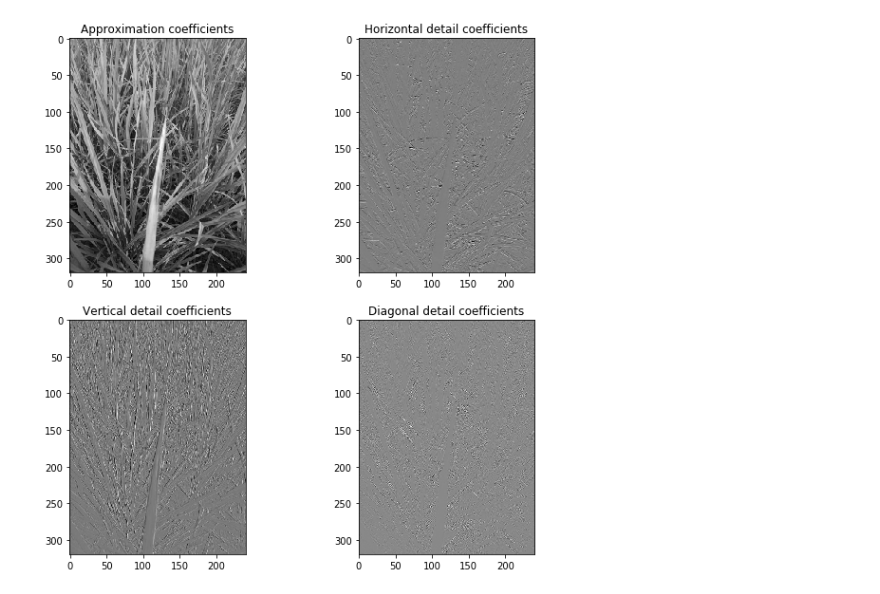
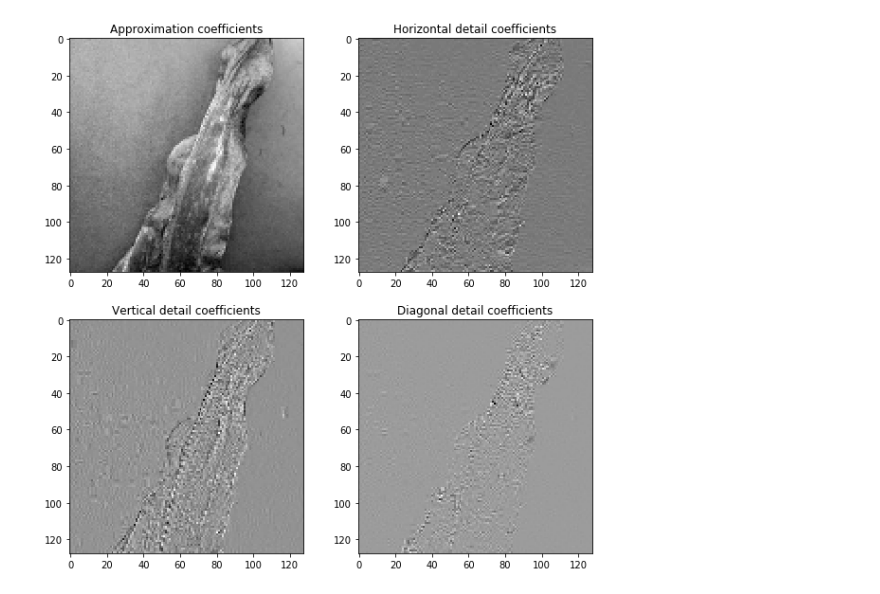
Before and after one commit to Gift-py/DWT-feature-extraction, a Jupyter notebook: image_preprocessing.ipynb, the cells around one changed output. Drawn from its saved outputs; the diff is of its cells as text; code cells hidden in the pictures.

```diff
--- a/image_preprocessing.ipynb
+++ b/image_preprocessing.ipynb
@@ -31,20 +33,20 @@ def load_data():
     return (X_train, y_train), (X_test, y_test)
 # %%
-arr = load_image(f'./train_images/bacterial_leaf_blight/100513.jpg')
+arr = load_image(f'../data/Maize images/data/Blight/Corn_Blight (170).JPG')
 cA, (cH, cV, cD) = pywt.dwt2(np.mean(arr, axis=2), "haar")
 
 fig, ax = plt.subplots(nrows=2, ncols=2, figsize=(10, 10))
 ax[0, 0].imshow(cA, cmap='gray')
 ax[0, 0].set_title("Approximation coefficients")
 ax[0, 1].imshow(cH, cmap='gray')
 ax[0, 1].set_title("Horizontal detail coefficients")
 ax[1, 0].imshow(cV, cmap='gray')
 ax[1, 0].set_title("Vertical detail coefficients")
 ax[1, 1].imshow(cD, cmap='gray')
 ax[1, 1].set_title("Diagonal detail coefficients")
 plt.show()
 # %% [output]
-[figure, old version]
+[figure, new version]
 # %%
 (X_train, y_train), (X_test, y_test) = load_data()
 
```
Also changed, not shown: parts of 7 cells of this notebook, 4 other files.
